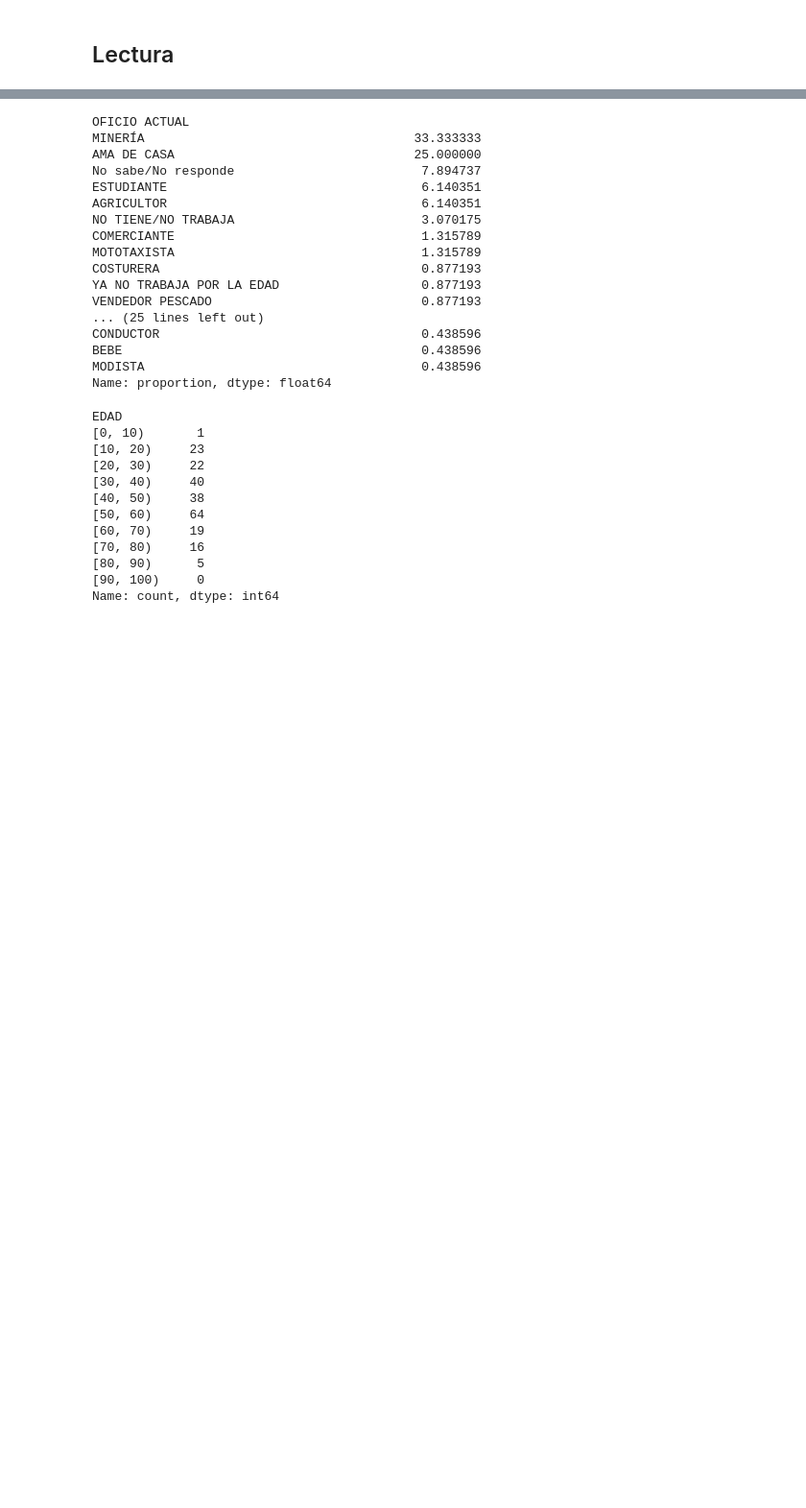
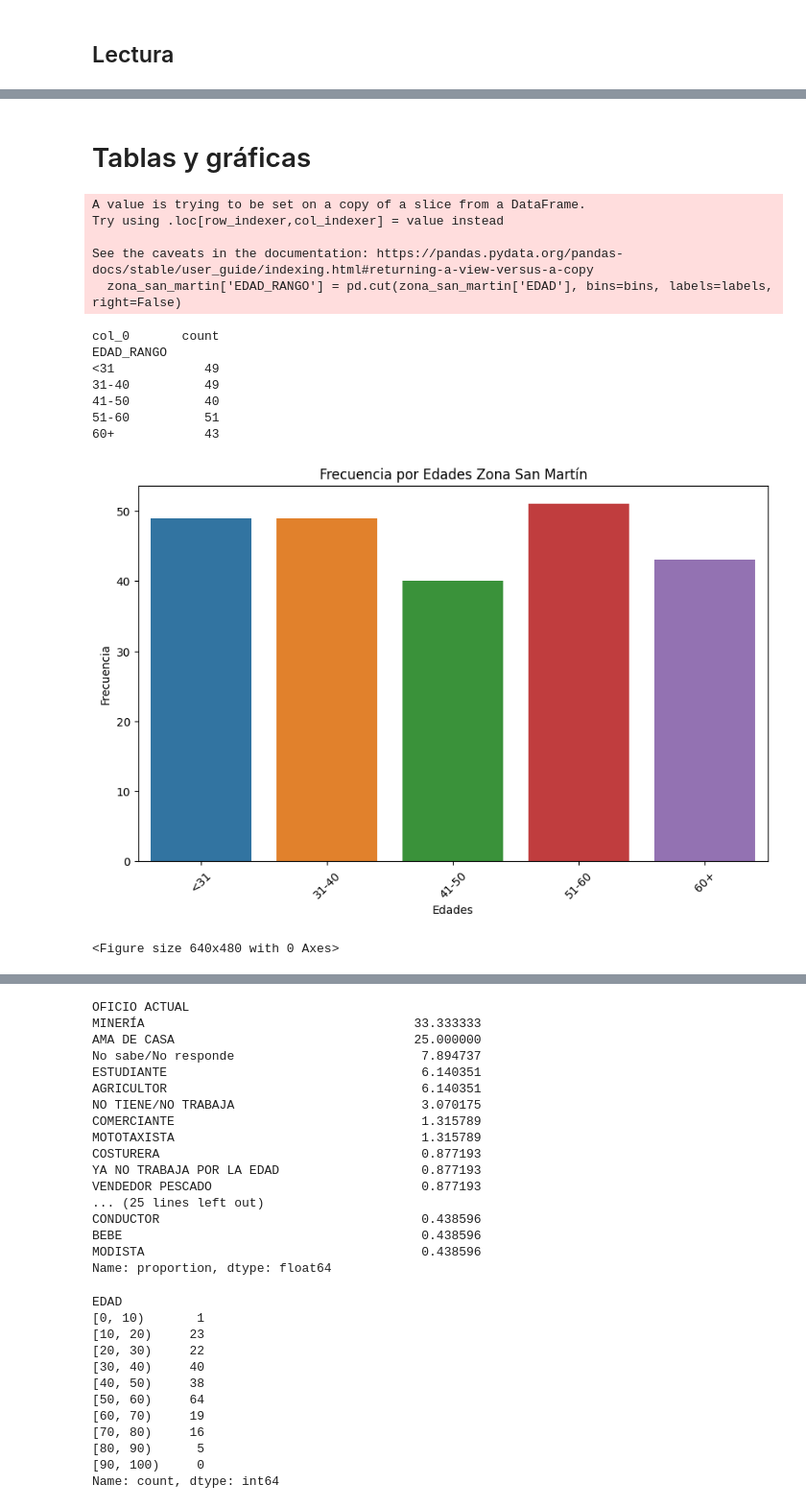
Before and after one commit to robertbarac/limpieza-encuestas-SGR, a Jupyter notebook: generacion_de_tablas.ipynb, the cells around one changed output, grey strips where cells are left out. Shown at 96% size. Drawn from its saved outputs; the diff is of its cells as text; code cells hidden in the pictures; blank space fills up the shorter version.

```diff
--- a/generacion_de_tablas.ipynb
+++ b/generacion_de_tablas.ipynb
@@ -13,0 +8,2 @@ df_SM190_a_SMBL255 = pd.read_csv('data/df_SM190_a_SMBL255.csv')
+# %%
+df_combined = pd.read_excel('data/combinado.xlsx', sheet_name='INFORMACIÓN GENERAL')
@@ -13,0 +28,3 @@ df_SM190_a_SMBL255 = pd.read_csv('data/df_SM190_a_SMBL255.csv')
+# %%
+zona_cartagena = df_combined[df_combined['ZONA'] == 'CARTAGENA']
+zona_san_martin = df_combined[df_combined['ZONA'] != 'CARTAGENA']
@@ -13,0 +47,39 @@ df_SM190_a_SMBL255 = pd.read_csv('data/df_SM190_a_SMBL255.csv')
+# %% [markdown]
+# Tablas y gráficas
+# %%
+# Supongamos que tu DataFrame se llama zona_san_martin
+
+# 1. Tabla por edades y histograma
+bins = [0, 30, 40, 50, 60, np.inf]
+labels = ['<31', '31-40', '41-50', '51-60', '60+']
+zona_san_martin['EDAD_RANGO'] = pd.cut(zona_san_martin['EDAD'], bins=bins, labels=labels, right=False)
+
+tabla_edades = pd.crosstab(index=zona_san_martin['EDAD_RANGO'], columns='count')
+print(tabla_edades)
+
+# Graficar la tabla de frecuencias por edades
+plt.figure(figsize=(10, 6))
+sns.barplot(x=tabla_edades.index, y='count', data=tabla_edades.reset_index())
+plt.title('Frecuencia por Edades Zona San Martín')
+plt.xlabel('Edades')
+plt.ylabel('Frecuencia')
+
+# Rotar las etiquetas del eje x para mejorar legibilidad
+plt.xticks(rotation=45)
+plt.show()
+plt.savefig('views/sm/frecuencia_por_edades.jpg', dpi=300)
+# %% [output]
+A value is trying to be set on a copy of a slice from a DataFrame.
+Try using .loc[row_indexer,col_indexer] = value instead
+
+See the caveats in the documentation: https://pandas.pydata.org/pandas-docs/stable/user_guide/indexing.html#returning-a-view-versus-a-copy
+  zona_san_martin['EDAD_RANGO'] = pd.cut(zona_san_martin['EDAD'], bins=bins, labels=labels, right=False)
+col_0       count
+EDAD_RANGO
+<31            49
+31-40          49
+41-50          40
+51-60          51
+60+            43
+[figure, added]
+<Figure size 640x480 with 0 Axes>
```
Also changed, not shown: parts of 16 cells of this notebook, 2 other files.
